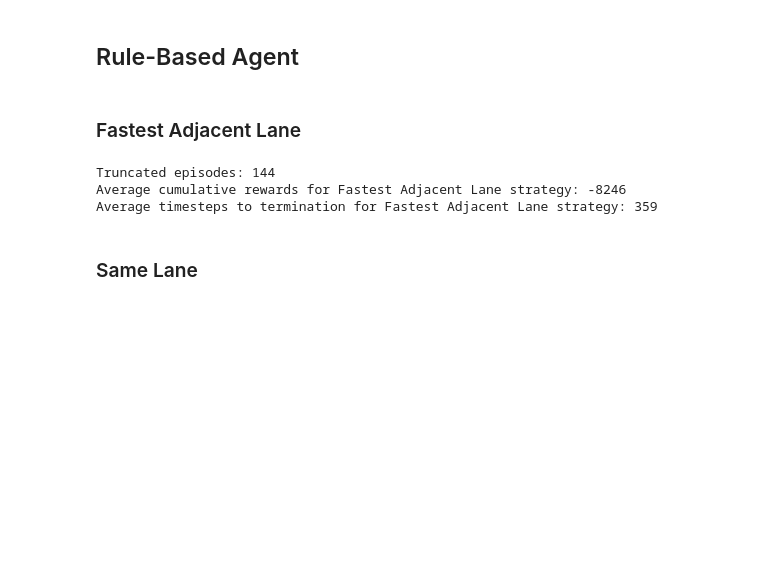
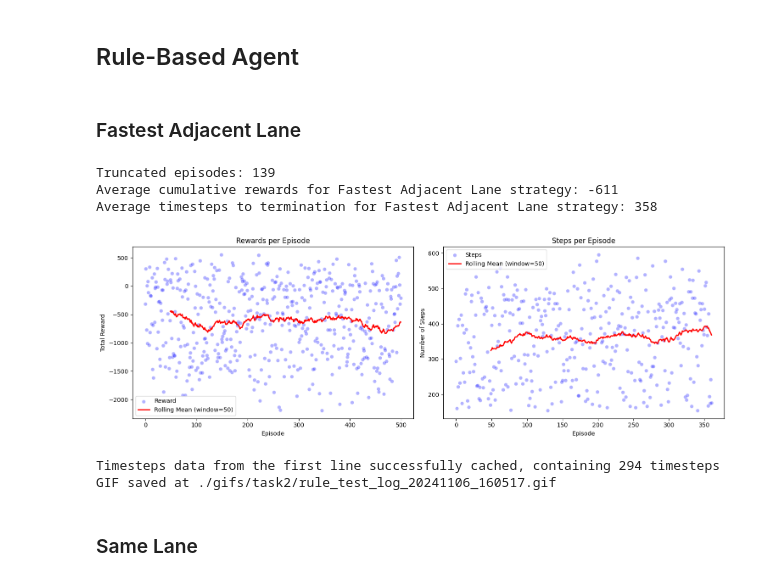
Before and after one commit to danieljames96/LaneSwitchRL-Simulation, a Jupyter notebook: notebooks/task2.ipynb, the cells around one changed output. Cells and saved outputs as stored; diff of their text form; code cells hidden in the pictures; blank space fills up the shorter version.

Commit message:
Completed task 2 changes for presentation

```diff
--- a/notebooks/task2.ipynb
+++ b/notebooks/task2.ipynb
@@ -25,23 +27,38 @@ seed = 2024
 # %%
 # Create the environment
 env = CustomTrafficEnvironment(max_time_steps=10000, logging_enabled=False, seed=seed)
 # Evaluate each strategy
 rewards_dict = {}
 timesteps_dict = {}
 
 agent = RuleBasedAgent(env=env, strategy='fastest_adjacent')
 # episode_rewards, checkpoint_rewards, timesteps_to_termination = evaluate_agent(agent, env)
-all_episode_rewards, all_timesteps = agent.evaluate_agent(num_episodes=500)
+all_episode_rewards, all_timesteps, fast_log_file = agent.evaluate_agent(num_episodes=500)
 rewards_dict['Fastest Adjacent Lane Agent'] = all_episode_rewards
 timesteps_dict['Fastest Adjacent Lane Agent'] = all_timesteps
 # env.logger.info("\n"*5)
 
 print(f'Average cumulative rewards for Fastest Adjacent Lane strategy: {round(np.mean(rewards_dict['Fastest Adjacent Lane Agent']))}')
 print(f'Average timesteps to termination for Fastest Adjacent Lane strategy: {round(np.mean(timesteps_dict["Fastest Adjacent Lane Agent"]))}')
+agent.plot_metrics(all_episode_rewards, all_timesteps, window_size=50)
+plt.show()
 # %% [output]
-Truncated episodes: 144
-Average cumulative rewards for Fastest Adjacent Lane strategy: -8246
-Average timesteps to termination for Fastest Adjacent Lane strategy: 359
+Truncated episodes: 139
+Average cumulative rewards for Fastest Adjacent Lane strategy: -611
+Average timesteps to termination for Fastest Adjacent Lane strategy: 358
+[figure, added]
+# %%
+json_path = fast_log_file
+
+extract_timesteps_from_json(json_path)
+gif_filename = os.path.basename(json_path).replace('.json', '.gif')
+
+gif_filepath = f'./gifs/task2/{gif_filename}'
+
+create_visualization_from_cached_data(gif_filename=gif_filepath, step_interval=1)
+# %% [output]
+Timesteps data from the first line successfully cached, containing 294 timesteps
+GIF saved at ./gifs/task2/rule_test_log_20241106_160517.gif
 # %% [markdown]
 ### Same Lane
 # %%
```
Also changed, not shown: parts of 11 cells of this notebook, 16 other files.
